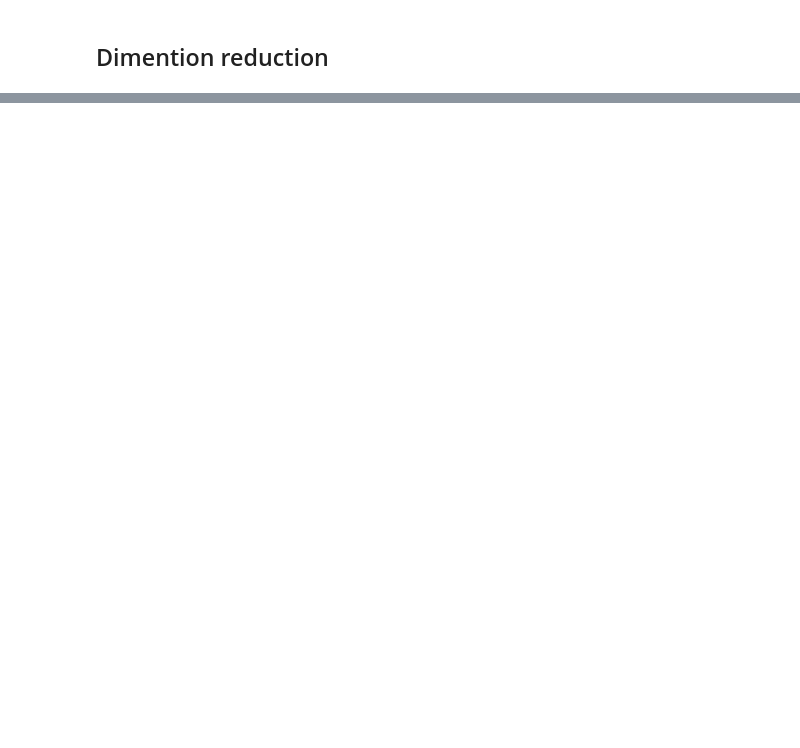
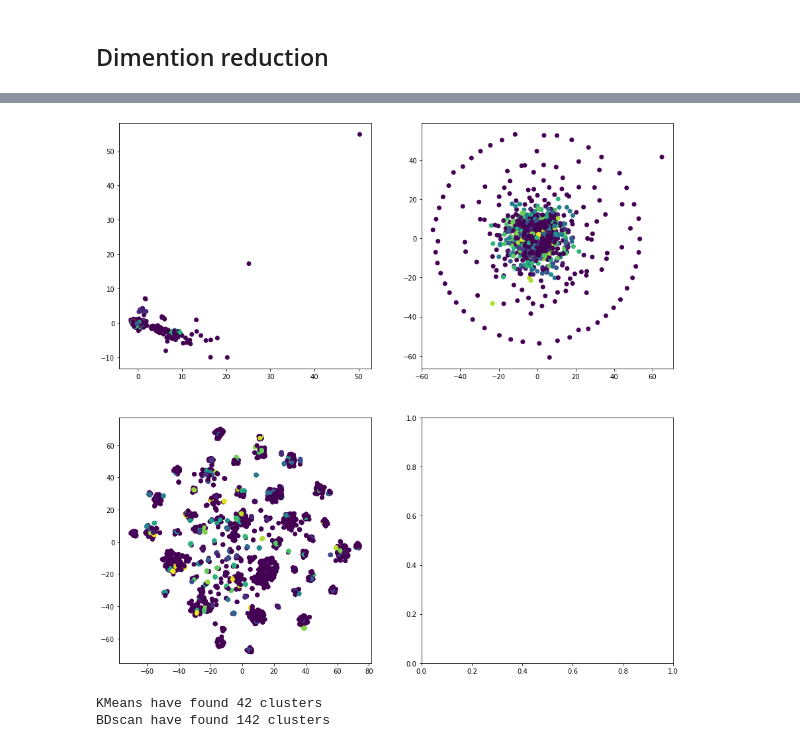
Before and after one commit to NicoJanko/Projet_5_OPC, a Jupyter notebook: Projet5_Explo.ipynb, the cells around one changed output, grey strips where cells are left out. Drawn from its saved outputs; the diff is of its cells as text; code cells hidden in the pictures; blank space fills up the shorter version.

```diff
--- a/Projet5_Explo.ipynb
+++ b/Projet5_Explo.ipynb
@@ -264,16 +381,23 @@ plt.show()
 # %%
 dbscan = cluster.DBSCAN()
 dbscan.fit(x_proj3)
 
 fig,ax =plt.subplots(2,2,figsize = (15,15))
 ax[0,0].scatter(x_proj[:,0], x_proj[:,1], c=dbscan.labels_)
 ax[0,1].scatter(x_proj2[:,0], x_proj2[:,1], c=dbscan.labels_)
 ax[1,0].scatter(x_proj3[:,0], x_proj3[:,1], c=dbscan.labels_)
-ax[1,1].scatter(x_proj4[:,0], x_proj4[:,1], c=dbscan.labels_)
+
 plt.show()
+# %% [output]
+[figure, added]
 # %%
 md_df['clus_label'] = clus.labels_
 md_df['dbscan_label'] = dbscan.labels_
+print('KMeans have found {} clusters'.format(len(md_df['clus_label'].unique())))
+print('BDscan have found {} clusters'.format(len(md_df['dbscan_label'].unique())))
+# %% [output]
+KMeans have found 42 clusters
+BDscan have found 142 clusters
 # %%
 temp = np.unique(clus.labels_)
 print(len(temp))
```
Also changed, not shown: parts of 24 cells of this notebook, 1 other file.
